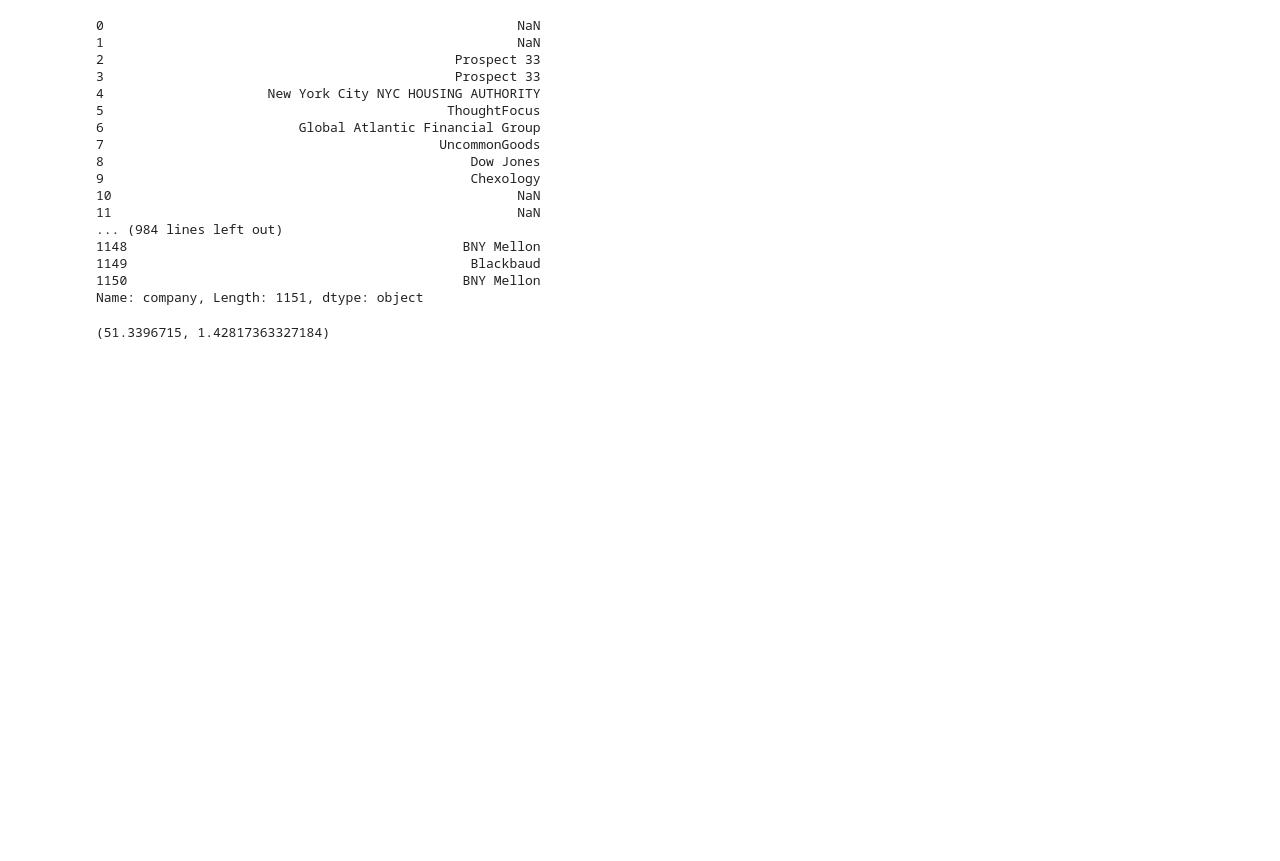
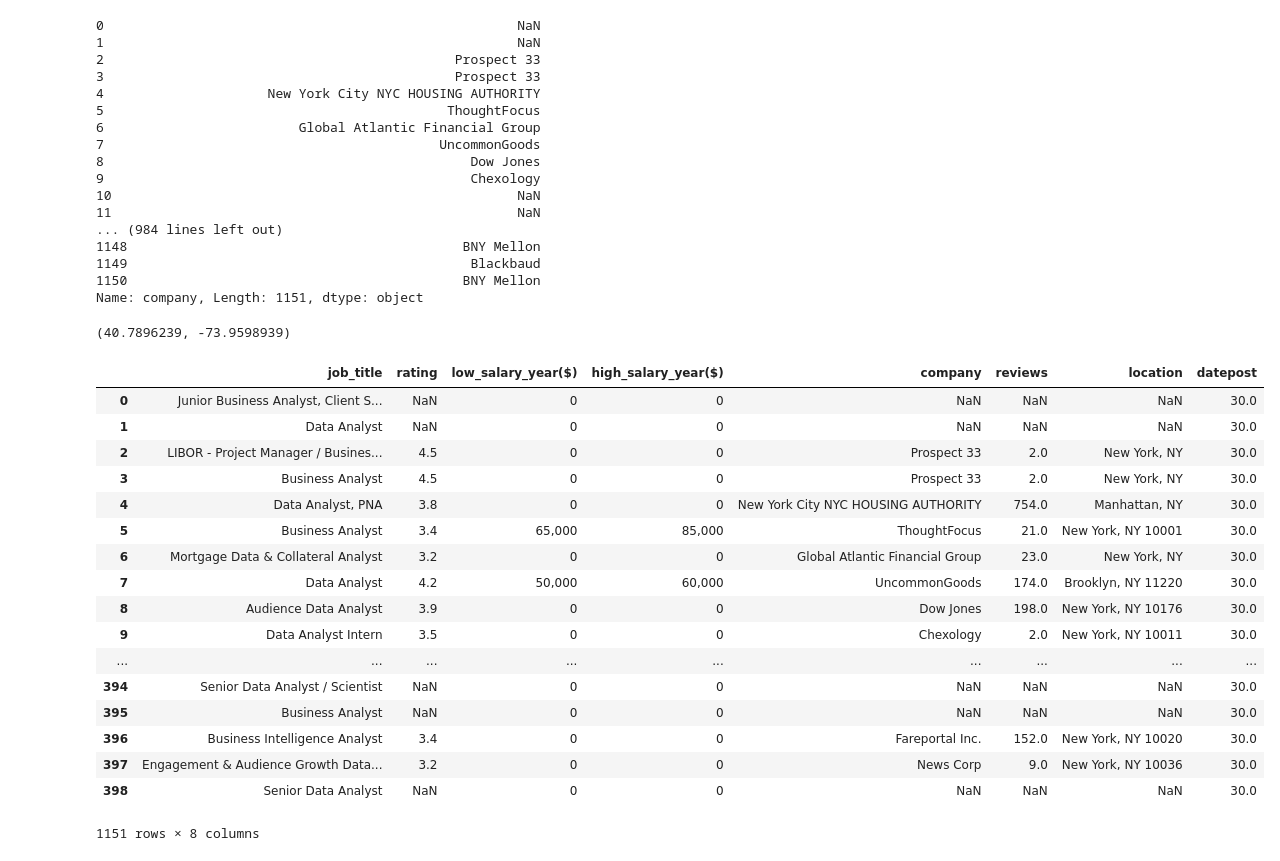
Before and after one commit to Johnnydaszhu/CapStone, a Jupyter notebook: 02Data_for_ML.ipynb, the cells around one changed output. Saved outputs shown, nothing was run; the diff lists cells and outputs as text; code cells hidden in the pictures; blank space fills up the shorter version.

```diff
--- a/02Data_for_ML.ipynb
+++ b/02Data_for_ML.ipynb
@@ -72,10 +72,31 @@ Name: company, Length: 1151, dtype: object
 from geopy.geocoders import Nominatim
 geolocator = Nominatim(user_agent="nyc_zip_app")
 # %%
-loc_address = 'Montefiore Medical Center'
+loc_address = 'Manhattan, NY'
 location = geolocator.geocode(loc_address)
 print((location.latitude, location.longitude))
 # %% [output]
-(51.3396715, 1.42817363327184)
+(40.7896239, -73.9598939)
+# %%
+df_noskill
+# %% [output]
+|  | job_title | rating | low_salary_year($) | high_salary_year($) | company | reviews | location | datepost |
+| 0 | Junior Business Analyst, Client S... | NaN | 0 | 0 | NaN | NaN | NaN | 30.0 |
+| 1 | Data Analyst | NaN | 0 | 0 | NaN | NaN | NaN | 30.0 |
+| 2 | LIBOR - Project Manager / Busines... | 4.5 | 0 | 0 | Prospect 33 | 2.0 | New York, NY | 30.0 |
+| 3 | Business Analyst | 4.5 | 0 | 0 | Prospect 33 | 2.0 | New York, NY | 30.0 |
+| 4 | Data Analyst, PNA | 3.8 | 0 | 0 | New York City NYC HOUSING AUTHORITY | 754.0 | Manhattan, NY | 30.0 |
+| 5 | Business Analyst | 3.4 | 65,000 | 85,000 | ThoughtFocus | 21.0 | New York, NY 10001 | 30.0 |
+| 6 | Mortgage Data & Collateral Analyst | 3.2 | 0 | 0 | Global Atlantic Financial Group | 23.0 | New York, NY | 30.0 |
+| 7 | Data Analyst | 4.2 | 50,000 | 60,000 | UncommonGoods | 174.0 | Brooklyn, NY 11220 | 30.0 |
+| 8 | Audience Data Analyst | 3.9 | 0 | 0 | Dow Jones | 198.0 | New York, NY 10176 | 30.0 |
+| 9 | Data Analyst Intern | 3.5 | 0 | 0 | Chexology | 2.0 | New York, NY 10011 | 30.0 |
+| ... | ... | ... | ... | ... | ... | ... | ... | ... |
+| 394 | Senior Data Analyst / Scientist | NaN | 0 | 0 | NaN | NaN | NaN | 30.0 |
+| 395 | Business Analyst | NaN | 0 | 0 | NaN | NaN | NaN | 30.0 |
+| 396 | Business Intelligence Analyst | 3.4 | 0 | 0 | Fareportal Inc. | 152.0 | New York, NY 10020 | 30.0 |
+| 397 | Engagement & Audience Growth Data... | 3.2 | 0 | 0 | News Corp | 9.0 | New York, NY 10036 | 30.0 |
+| 398 | Senior Data Analyst | NaN | 0 | 0 | NaN | NaN | NaN | 30.0 |
+1151 rows × 8 columns
 # %%
 import time
```
Also changed, not shown: parts of 8 cells of this notebook, 4 other files.
